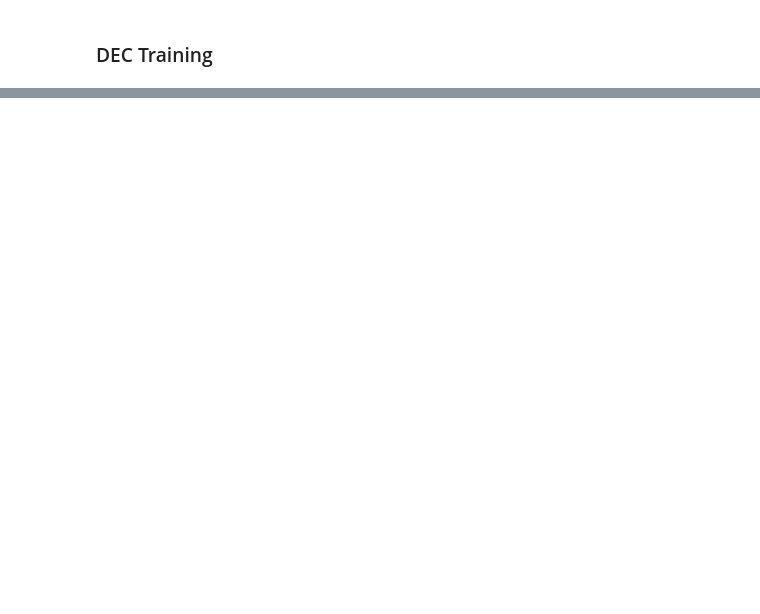
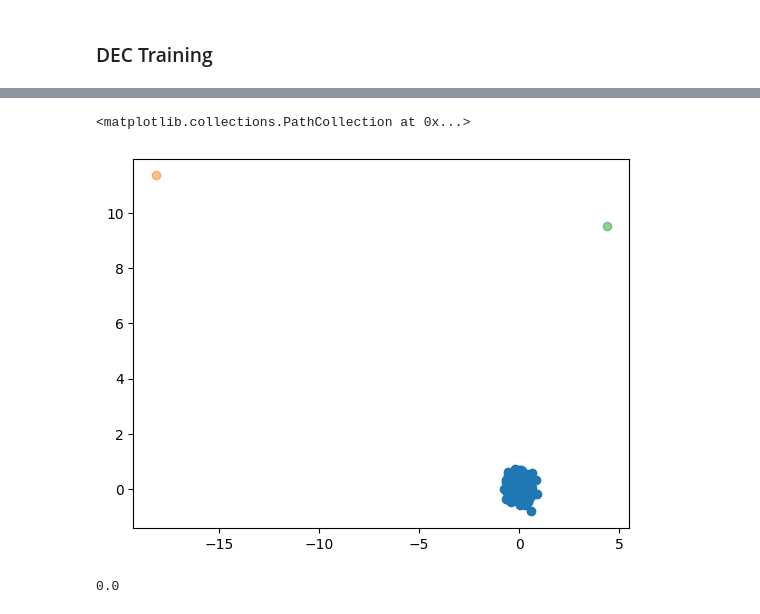
Before and after one commit to TekinGunasar/KDD-Continued-Work, a Jupyter notebook: demo.ipynb, the cells around one changed output, grey strips where cells are left out. Drawn from its saved outputs; the diff is of its cells as text; code cells hidden in the pictures; blank space fills up the shorter version.

```diff
--- a/demo.ipynb
+++ b/demo.ipynb
@@ -170,7 +173,7 @@ plt.scatter(embeddings[:,0],embeddings[:,3])
 from src.models.DEC import DeepEmbeddedClustering
 # %%
 DEC_TRAINING_SETTINGS_JSON = 'TRAINING_SETTINGS/dec_training/test.json'
-experiment_dir = 'Experiments/Simplest Model + Conv. layer activations with BN'
+experiment_dir = 'Experiments/Simplest Possible Model'
 
 DEC = DeepEmbeddedClustering(dataset_path,DEC_TRAINING_SETTINGS_JSON,experiment_dir)
 # %%
@@ -254,8 +279,11 @@ Validation accuracy (by soft assignments): 0.6018191005558363
 # %%
 training_embeddings = DEC.get_embeddings(DEC.training_trials)
 # %%
-plt.scatter(training_embeddings[:,0],training_embeddings[:,8])
+plt.scatter(training_embeddings[:,0],training_embeddings[:,1])
 plt.scatter(DEC.cluster_centers[0][0],DEC.cluster_centers[0][1],alpha=0.5)
-plt.scatter(DEC.cluster_centers[1][8],DEC.cluster_centers[1][8],alpha=0.5)
+plt.scatter(DEC.cluster_centers[1][0],DEC.cluster_centers[1][1],alpha=0.5)
+# %% [output]
+<matplotlib.collections.PathCollection at 0x...>
+[figure, added]
 # %%
 DEC.cluster_centers[0]
@@ -261,0 +294,4 @@ DEC.cluster_centers[0]
+# %%
+DEC.evaluate_training_accuracy()
+# %% [output]
+0.0
```
Also changed, not shown: parts of 11 cells of this notebook, 7 other files.
